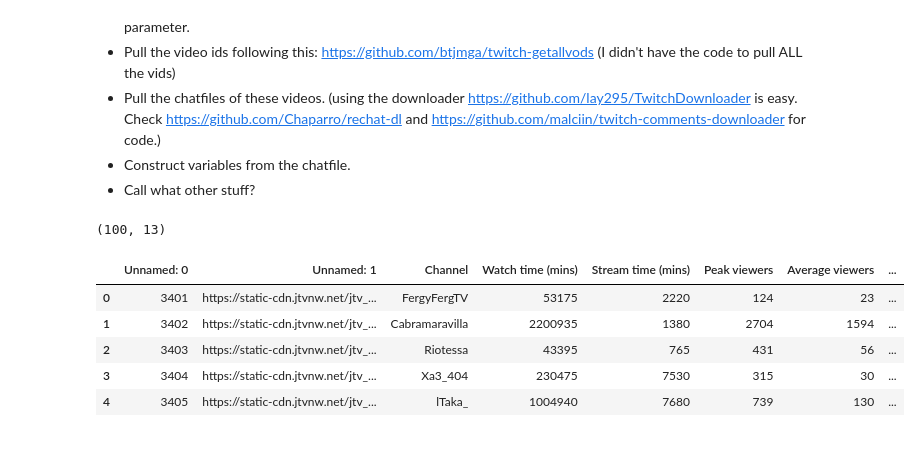
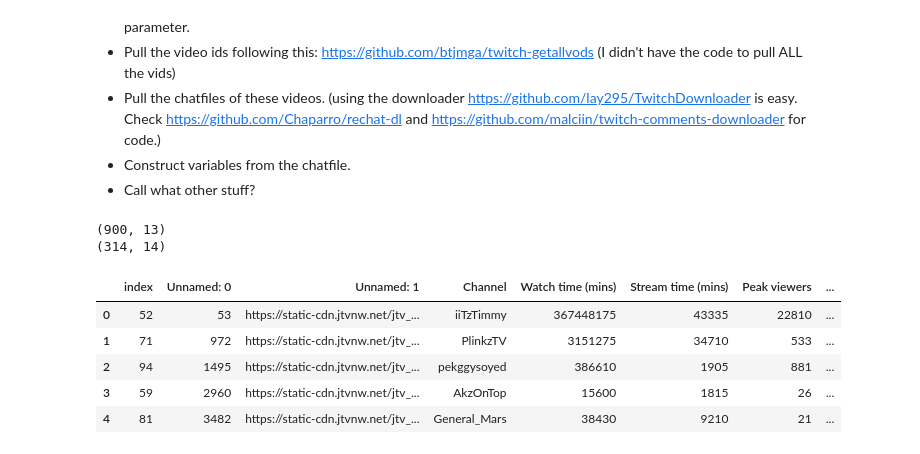
Before and after one commit to pearl-yu/twitch_project, a Jupyter notebook: 10112022.ipynb, the cells around one changed output. Drawn from its saved outputs; the diff is of its cells as text; code cells hidden in the pictures.

```diff
--- a/10112022.ipynb
+++ b/10112022.ipynb
@@ -61,28 +62,31 @@ With the sample:
 # %%
 # reference - read in multiple files: https://sparkbyexamples.com/pandas/pandas-read-multiple-csv-files/
 # Import libraries
 import glob
 
 # Get CSV files list from a folder
-#path = './data/sample_by_growing_sullygnome'
-#csv_files = glob.glob(path + "/*.csv")
+path = './data/sample_by_growing_sullygnome'
+csv_files = glob.glob(path + "/*.csv")
 
 # Read each CSV file into DataFrame
-#df_list = (pd.read_csv(file) for file in csv_files) # This creates a list of dataframes
-#df   = pd.concat(df_list, ignore_index=True) # Concatenate all DataFrames
+df_list = (pd.read_csv(file) for file in csv_files) # This creates a list of dataframes
+df   = pd.concat(df_list) # Concatenate all DataFrames
 
-#df = df.sample(frac=1) # shuffle the order of rows
+df = df.sample(frac=1) # shuffle the order of rows
+print(df.shape)
 
-path = './data/sample_by_growing_sullygnome/Fastest growing Twitch streamers, past 30 days - SullyGnome (7).csv'
-df = pd.read_csv(path)
+df_en = df[df['Language'] == 'English'].reset_index()
+#path = './data/sample_by_growing_sullygnome/Fastest growing Twitch streamers, past 30 days - SullyGnome (7).csv'
+#df = pd.read_csv(path)
 
-print(df.shape)
-df.head()
+print(df_en.shape)
+df_en.head()
 # %% [output]
-(100, 13)
+(900, 13)
+(314, 14)
-|  | Unnamed: 0 | Unnamed: 1 | Channel | Watch time (mins) | Stream time (mins) | Peak viewers | Average viewers | ... |
-| 0 | 3401 | https://static-cdn.jtvnw.net/jtv_... | FergyFergTV | 53175 | 2220 | 124 | 23 | ... |
-| 1 | 3402 | https://static-cdn.jtvnw.net/jtv_... | Cabramaravilla | 2200935 | 1380 | 2704 | 1594 | ... |
-| 2 | 3403 | https://static-cdn.jtvnw.net/jtv_... | Riotessa | 43395 | 765 | 431 | 56 | ... |
-| 3 | 3404 | https://static-cdn.jtvnw.net/jtv_... | Xa3_404 | 230475 | 7530 | 315 | 30 | ... |
-| 4 | 3405 | https://static-cdn.jtvnw.net/jtv_... | lTaka_ | 1004940 | 7680 | 739 | 130 | ... |
+|  | index | Unnamed: 0 | Unnamed: 1 | Channel | Watch time (mins) | Stream time (mins) | Peak viewers | ... |
+| 0 | 52 | 53 | https://static-cdn.jtvnw.net/jtv_... | iiTzTimmy | 367448175 | 43335 | 22810 | ... |
+| 1 | 71 | 972 | https://static-cdn.jtvnw.net/jtv_... | PlinkzTV | 3151275 | 34710 | 533 | ... |
+| 2 | 94 | 1495 | https://static-cdn.jtvnw.net/jtv_... | pekggysoyed | 386610 | 1905 | 881 | ... |
+| 3 | 59 | 2960 | https://static-cdn.jtvnw.net/jtv_... | AkzOnTop | 15600 | 1815 | 26 | ... |
+| 4 | 81 | 3482 | https://static-cdn.jtvnw.net/jtv_... | General_Mars | 38430 | 9210 | 21 | ... |
```
Also changed, not shown: parts of 57 cells of this notebook.
